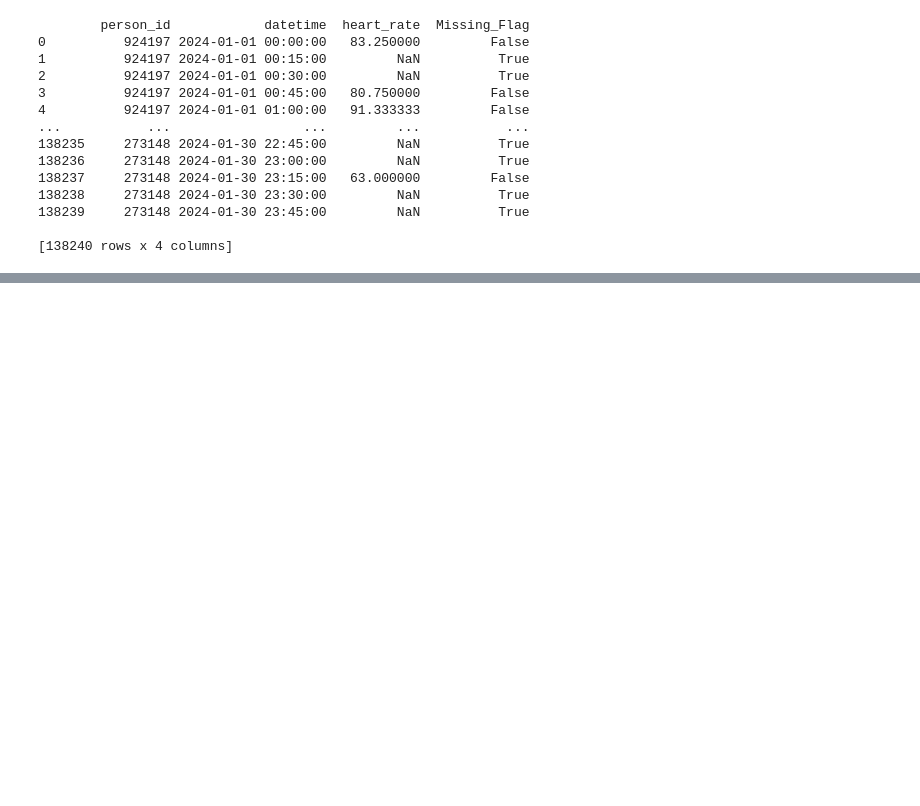
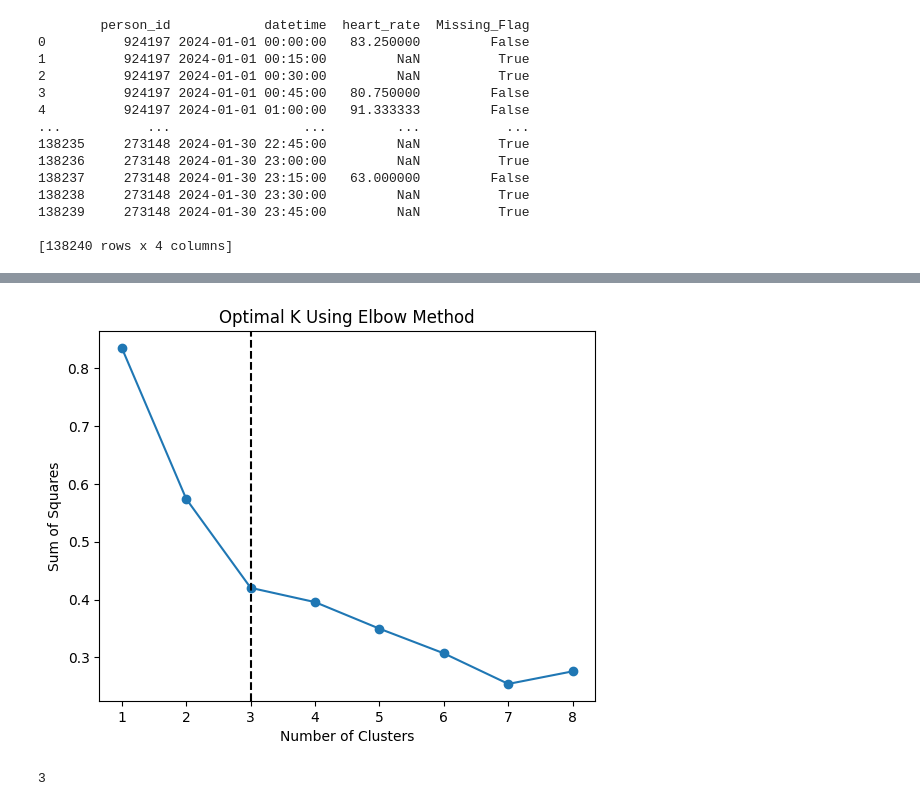
Before and after one commit to DigitalBiomarkerDiscoveryPipeline/FOMO, a Jupyter notebook: fomo/examples/full_pipeline.ipynb, the cells around one changed output, grey strips where cells are left out. Drawn from its saved outputs; the diff is of its cells as text; code cells hidden in the pictures; blank space fills up the shorter version.

```diff
--- a/fomo/examples/full_pipeline.ipynb
+++ b/fomo/examples/full_pipeline.ipynb
@@ -90 +94,8 @@ plot_data.plot('cluster', direction=False, y_label='PERSON_ID', y_ticks=True)
+# %%
+optimal_k = Cluster_DTW_KMeans.find_n_clusters(my_missing_data_matrix, clusters=np.arange(1,9), method='elbow')
+# transformed_matrix = DTWkmeans.fit_transform(my_missing_data_matrix)
+print(optimal_k)
+# %% [output]
+[figure, added]
+3
 # %%
```
Also changed, not shown: parts of 8 cells of this notebook.
